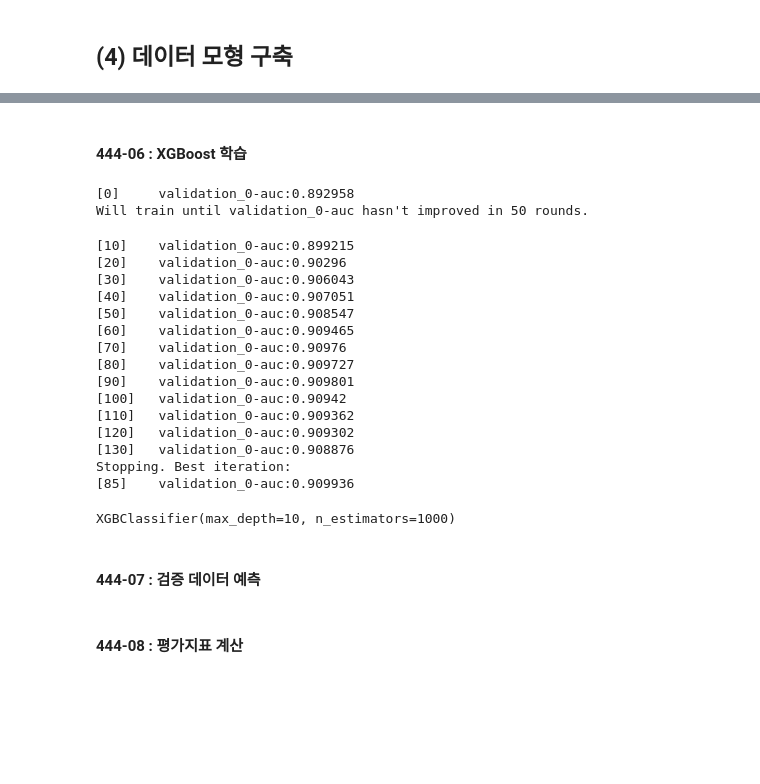
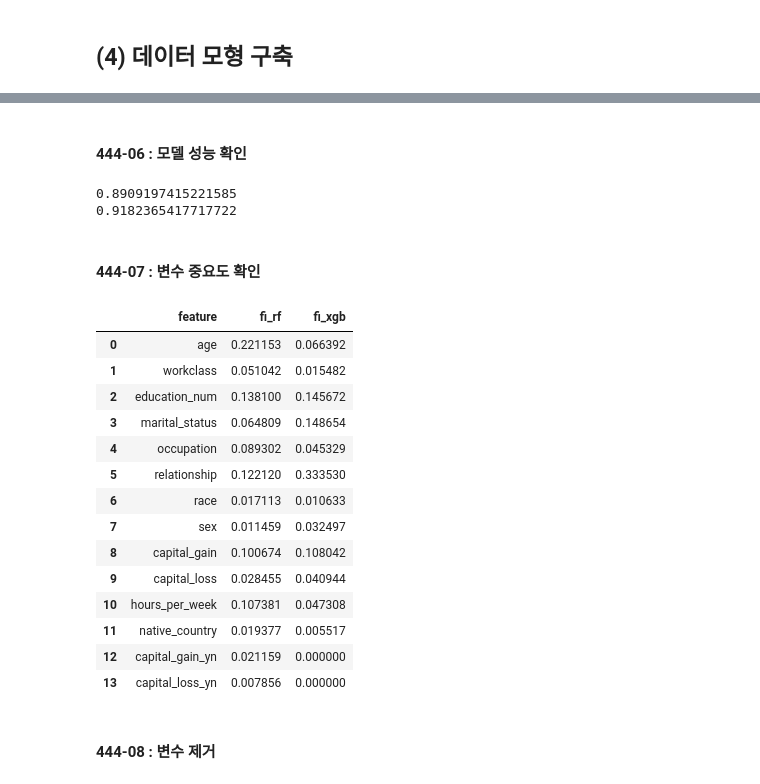
Before and after one commit to AnalyticsKnight/yemoonsaBigdata, a Jupyter notebook: P2_C4_04_CensusIncome.ipynb, the cells around one changed output, grey strips where cells are left out. Saved outputs shown, nothing was run; the diff lists cells and outputs as text; code cells hidden in the pictures; blank space fills up the shorter version.

```diff
--- a/P2_C4_04_CensusIncome.ipynb
+++ b/P2_C4_04_CensusIncome.ipynb
@@ -194,0 +201,5 @@ LogisticRegression(max_iter=5000)
+# %%
+from xgboost import XGBClassifier
+
+model_xgb1 = XGBClassifier()
+model_xgb1.fit(X_tr, y_tr.values.ravel())
@@ -197,5 +209,0 @@ LogisticRegression(max_iter=5000)
-# %%
-from sklearn.ensemble import RandomForestClassifier
-
-model_rf = RandomForestClassifier()
-model_rf.fit(X_tr, y_tr)
@@ -203,0 +210,3 @@ RandomForestClassifier()
+# %%
+model_xgb2 = XGBClassifier(n_estimators=1000, learning_rate=0.1, max_depth=10)
+model_xgb2.fit(X_tr, y_tr.values.ravel(), early_stopping_rounds=50, eval_metric='auc', eval_set=[(X_val, y_val)], verbose=10)
@@ -204,29 +233,18 @@ RandomForestClassifier()
 # %% [markdown]
-#### 444-06 : XGBoost 학습
+#### 444-06 : 모델 성능 확인
-# %%
-import xgboost as xgb
-from xgboost import XGBClassifier
-
-model_xgb = XGBClassifier(n_estimators=1000, learning_rate=0.1, max_depth=10)
-model_xgb.fit(X_tr, y_tr, early_stopping_rounds=50, eval_metric='auc', eval_set=[(X_val, y_val)], verbose=10)
-# %% [output]
-[0]     validation_0-auc:0.892958
-Will train until validation_0-auc hasn't improved in 50 rounds.
-[10]    validation_0-auc:0.899215
-[20]    validation_0-auc:0.90296
-[30]    validation_0-auc:0.906043
-[40]    validation_0-auc:0.907051
-[50]    validation_0-auc:0.908547
-[60]    validation_0-auc:0.909465
-[70]    validation_0-auc:0.90976
-[80]    validation_0-auc:0.909727
-[90]    validation_0-auc:0.909801
-[100]   validation_0-auc:0.90942
-[110]   validation_0-auc:0.909362
-[120]   validation_0-auc:0.909302
-[130]   validation_0-auc:0.908876
-Stopping. Best iteration:
-[85]    validation_0-auc:0.909936
-XGBClassifier(max_depth=10, n_estimators=1000)
+# %%
+from sklearn.metrics import roc_auc_score
+
+y_pred_rf = model_rf.predict_proba(X_val)
+y_pred_xgb1 = model_xgb1.predict_proba(X_val)
+
+score_rf = roc_auc_score(y_val, y_pred_rf[:, 1])
+score_xgb1 = roc_auc_score(y_val, y_pred_xgb1[:, 1])
+
+print(score_rf)
+print(score_xgb1)
+# %% [output]
+0.8909197415221585
+0.9182365417717722
 # %% [markdown]
-#### 444-07 : 검증 데이터 예측
+#### 444-07 : 변수 중요도 확인
@@ -237,2 +251,20 @@ y_pred_xgb = model_xgb.predict_proba(X_val)
+# %%
+pd.DataFrame({'feature': X_tr.columns, 'fi_rf': model_rf.feature_importances_, 'fi_xgb': model_xgb1.feature_importances_})
+# %% [output]
+|  | feature | fi_rf | fi_xgb |
+| 0 | age | 0.221153 | 0.066392 |
+| 1 | workclass | 0.051042 | 0.015482 |
+| 2 | education_num | 0.138100 | 0.145672 |
+| 3 | marital_status | 0.064809 | 0.148654 |
+| 4 | occupation | 0.089302 | 0.045329 |
+| 5 | relationship | 0.122120 | 0.333530 |
+| 6 | race | 0.017113 | 0.010633 |
+| 7 | sex | 0.011459 | 0.032497 |
+| 8 | capital_gain | 0.100674 | 0.108042 |
+| 9 | capital_loss | 0.028455 | 0.040944 |
+| 10 | hours_per_week | 0.107381 | 0.047308 |
+| 11 | native_country | 0.019377 | 0.005517 |
+| 12 | capital_gain_yn | 0.021159 | 0.000000 |
+| 13 | capital_loss_yn | 0.007856 | 0.000000 |
 # %% [markdown]
-#### 444-08 : 평가지표 계산
+#### 444-08 : 변수 제거
```
Also changed, not shown: parts of 45 cells of this notebook.
